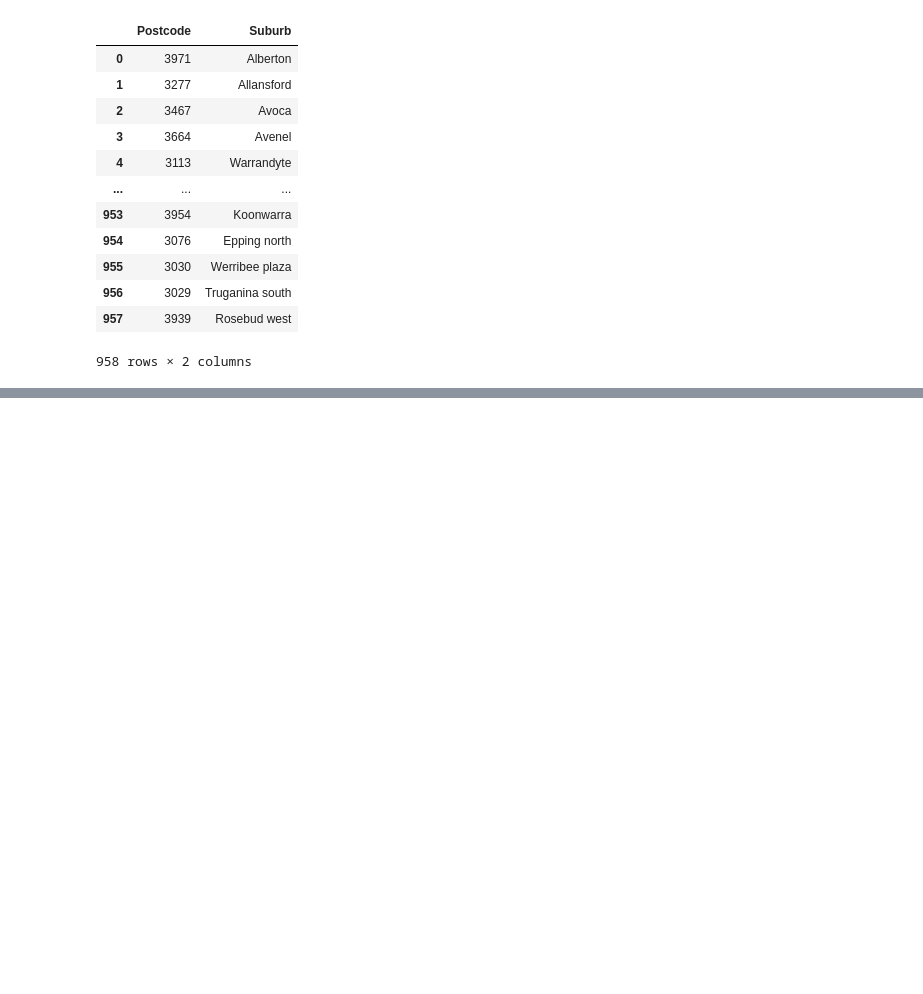
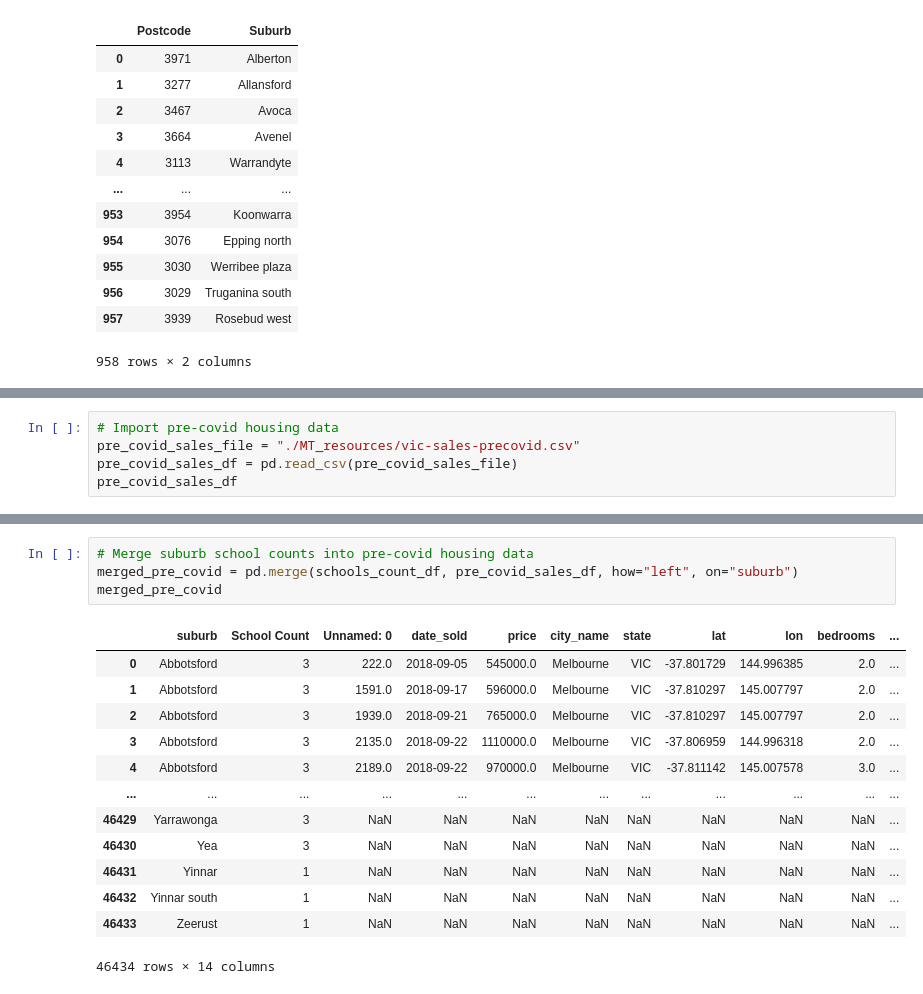
Before and after one commit to jeremychiaa/covid-victorian-real-estate, a Jupyter notebook: cleaned_schools.ipynb, the cells around one changed output, grey strips where cells are left out. Saved outputs shown, nothing was run; the diff lists cells and outputs as text; blank space fills up the shorter version.

```diff
--- a/cleaned_schools.ipynb
+++ b/cleaned_schools.ipynb
@@ -175,0 +134,5 @@ schools_count_df.sort_values("School Count", ascending=False)
+# %%
+# Import pre-covid housing data
+pre_covid_sales_file = "./MT_resources/vic-sales-precovid.csv"
+pre_covid_sales_df = pd.read_csv(pre_covid_sales_file)
+pre_covid_sales_df
@@ -175,0 +153,18 @@ schools_count_df.sort_values("School Count", ascending=False)
+# %%
+# Merge suburb school counts into pre-covid housing data
+merged_pre_covid = pd.merge(schools_count_df, pre_covid_sales_df, how="left", on="suburb")
+merged_pre_covid
+# %% [output]
+|  | suburb | School Count | Unnamed: 0 | date_sold | price | city_name | state | lat | lon | bedrooms | ... |
+| 0 | Abbotsford | 3 | 222.0 | 2018-09-05 | 545000.0 | Melbourne | VIC | -37.801729 | 144.996385 | 2.0 | ... |
+| 1 | Abbotsford | 3 | 1591.0 | 2018-09-17 | 596000.0 | Melbourne | VIC | -37.810297 | 145.007797 | 2.0 | ... |
+| 2 | Abbotsford | 3 | 1939.0 | 2018-09-21 | 765000.0 | Melbourne | VIC | -37.810297 | 145.007797 | 2.0 | ... |
+| 3 | Abbotsford | 3 | 2135.0 | 2018-09-22 | 1110000.0 | Melbourne | VIC | -37.806959 | 144.996318 | 2.0 | ... |
+| 4 | Abbotsford | 3 | 2189.0 | 2018-09-22 | 970000.0 | Melbourne | VIC | -37.811142 | 145.007578 | 3.0 | ... |
+| ... | ... | ... | ... | ... | ... | ... | ... | ... | ... | ... | ... |
+| 46429 | Yarrawonga | 3 | NaN | NaN | NaN | NaN | NaN | NaN | NaN | NaN | ... |
+| 46430 | Yea | 3 | NaN | NaN | NaN | NaN | NaN | NaN | NaN | NaN | ... |
+| 46431 | Yinnar | 1 | NaN | NaN | NaN | NaN | NaN | NaN | NaN | NaN | ... |
+| 46432 | Yinnar south | 1 | NaN | NaN | NaN | NaN | NaN | NaN | NaN | NaN | ... |
+| 46433 | Zeerust | 1 | NaN | NaN | NaN | NaN | NaN | NaN | NaN | NaN | ... |
+46434 rows × 14 columns
```
Also changed, not shown: parts of 14 cells of this notebook, 3 other files.
